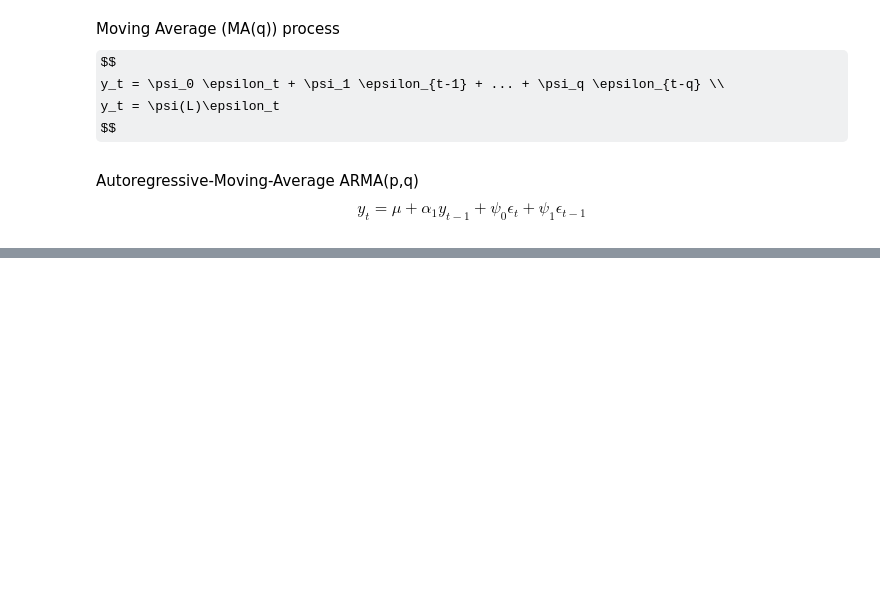
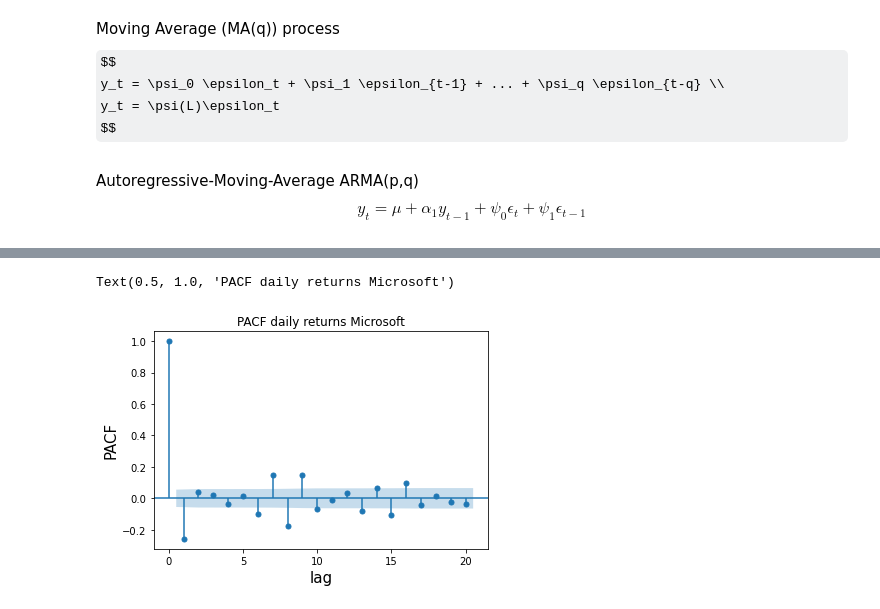
Before and after one commit to SweetyHotGirl21/ESG_Portfolio, a Jupyter notebook: Econometrics_Main.ipynb, the cells around one changed output, grey strips where cells are left out. Cells and saved outputs as stored; diff of their text form; code cells hidden in the pictures; some formulas as TeX source; blank space fills up the shorter version.

```diff
--- a/Econometrics_Main.ipynb
+++ b/Econometrics_Main.ipynb
@@ -226,0 +270,8 @@ $$
+# %%
+fig= tsaplots.plot_acf(daily_retruns["MSFT"],lags=20, alpha=0.05);
+plt.xlabel("lag",fontsize=15)
+plt.ylabel("PACF" ,fontsize=15)
+plt.title("PACF daily returns Microsoft")
+# %% [output]
+Text(0.5, 1.0, 'PACF daily returns Microsoft')
+[figure, added]
```
Also changed, not shown: parts of 12 cells of this notebook, 1 other file.
